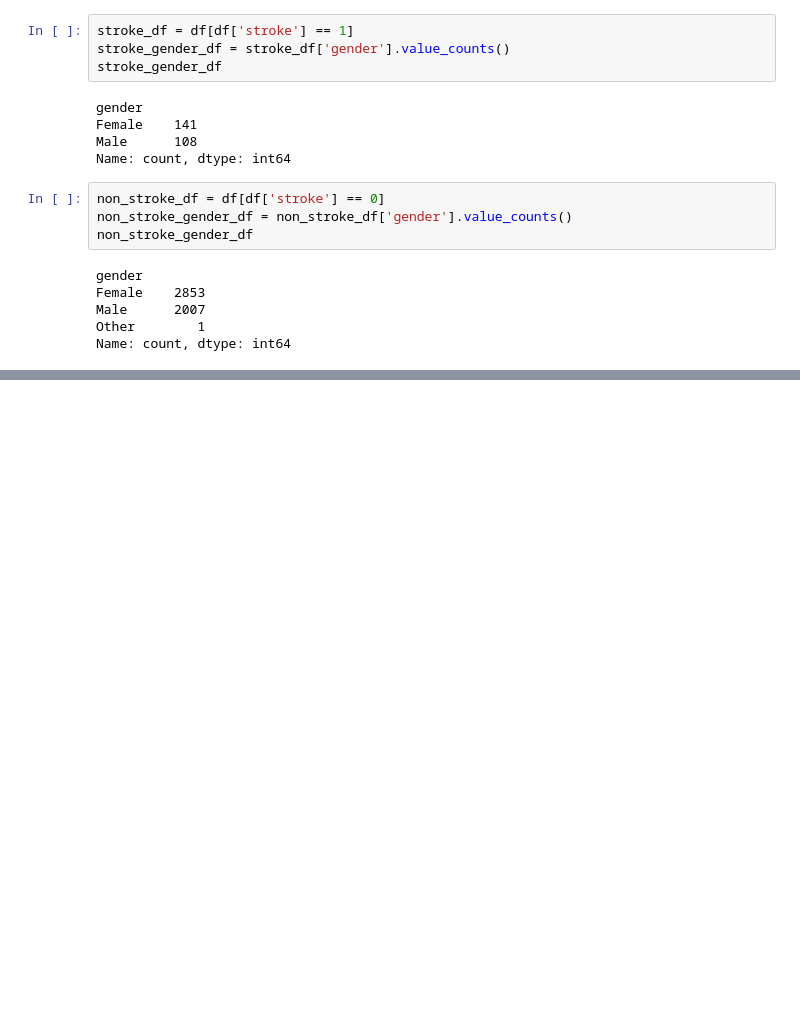
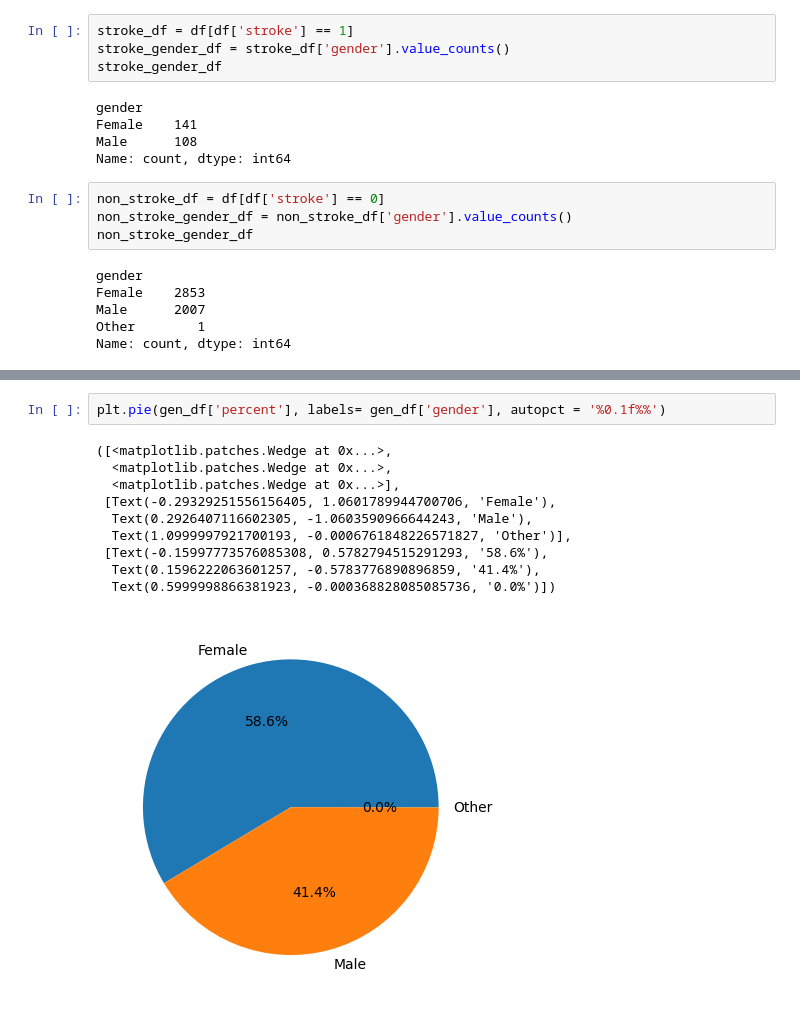
Before and after one commit to Anik-Mushfik/OOP-Theory, a Jupyter notebook: Exams/BC_CT/CT_4.ipynb, the cells around one changed output, grey strips where cells are left out. Drawn from its saved outputs; the diff is of its cells as text; blank space fills up the shorter version.

```diff
--- a/Exams/BC_CT/CT_4.ipynb
+++ b/Exams/BC_CT/CT_4.ipynb
@@ -84,0 +171,13 @@ plt.xticks(x_axis, ['Male', 'Female', 'other'])
+# %%
+plt.pie(gen_df['percent'], labels= gen_df['gender'], autopct = '%0.1f%%')
+# %% [output]
+([<matplotlib.patches.Wedge at 0x...>,
+  <matplotlib.patches.Wedge at 0x...>,
+  <matplotlib.patches.Wedge at 0x...>],
+ [Text(-0.29329251556156405, 1.0601789944700706, 'Female'),
+  Text(0.2926407116602305, -1.0603590966644243, 'Male'),
+  Text(1.0999997921700193, -0.0006761848226571827, 'Other')],
+ [Text(-0.15997773576085308, 0.5782794515291293, '58.6%'),
+  Text(0.1596222063601257, -0.5783776890896859, '41.4%'),
+  Text(0.5999998866381923, -0.000368828085085736, '0.0%')])
+[figure, added]
```
Also changed, not shown: parts of 12 cells of this notebook, 1 other file.
